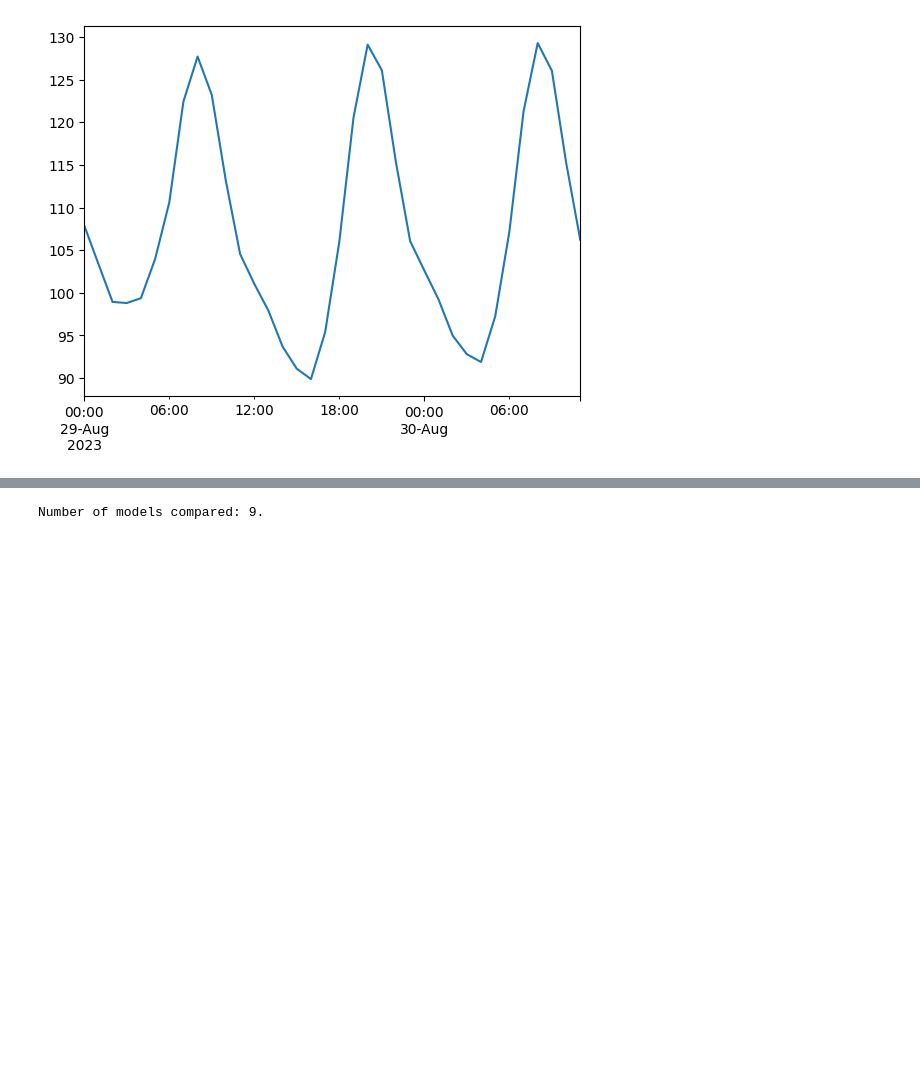
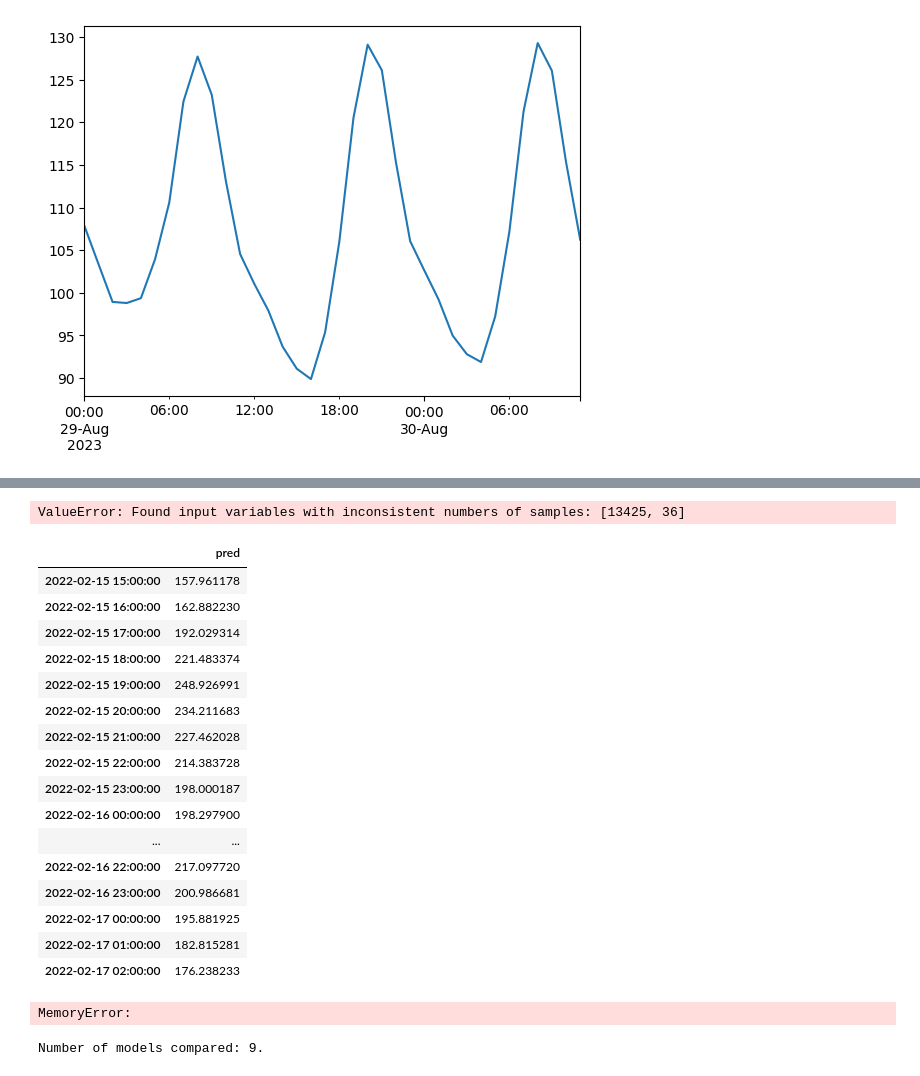
Before and after one commit to LauraGSanchz/PROYECTO_ML, a Jupyter notebook: ml_project/src/notebooks/serie_temporal.ipynb, the cells around one changed output, grey strips where cells are left out. Saved outputs shown, nothing was run; the diff lists cells and outputs as text; code cells hidden in the pictures; blank space fills up the shorter version.

```diff
--- a/ml_project/src/notebooks/serie_temporal.ipynb
+++ b/ml_project/src/notebooks/serie_temporal.ipynb
@@ -611,0 +649,8 @@ predictions.plot() #estas son del modelo simple
+# %%
+# Drop duplicate index labels
+df = df[~df.index.duplicated()]
+
+# Now, reindex with hourly frequency
+df = df.asfreq('h')
+df.rename(columns={0: 'values'}, inplace=True)
+df.fillna(0, inplace=True)
@@ -611,0 +659,2 @@ predictions.plot() #estas son del modelo simple
+# %%
+x_train, x_test = temporal_train_test_split(df, test_size=13425)
@@ -611,0 +667,24 @@ predictions.plot() #estas son del modelo simple
+# %%
+# Create and fit ForecasterSarimax with exogenous variables
+# ==============================================================================
+forecaster = ForecasterSarimax(
+                 regressor=Sarimax(
+                                order=(1, 1, 1),
+                                seasonal_order=(1, 2, 1, 12),
+                                maxiter=200
+                            )
+             )
+
+forecaster.fit(
+    y                 = x_train['Precios'],
+    exog              = x_train[['GHI', 'Festivo', 'Gas', 'PotenciaViento']],
+    suppress_warnings = True
+)
+
+# Predict with exog
+# ==============================================================================
+predictions = forecaster.predict(
+                  steps = 36,
+                  exog  = x_test[['GHI', 'Festivo', 'Gas', 'PotenciaViento']]
+              )
+predictions.head(3)
@@ -612,3 +696,39 @@ predictions.plot() #estas son del modelo simple
+# %%
+# ======================================================================================
+error_mse = mean_absolute_error(
+                y_true = x_test['Precios'],
+                y_pred = predictions
+            )
+
+print(f"Test error (mse): {error_mse}")
+# %% [output]
+ValueError: Found input variables with inconsistent numbers of samples: [13425, 36]
+# %%
+pd.DataFrame(predictions)
+# %% [output]
+|  | pred |
+| 2022-02-15 15:00:00 | 157.961178 |
+| 2022-02-15 16:00:00 | 162.882230 |
+| 2022-02-15 17:00:00 | 192.029314 |
+| 2022-02-15 18:00:00 | 221.483374 |
+| 2022-02-15 19:00:00 | 248.926991 |
+| 2022-02-15 20:00:00 | 234.211683 |
+| 2022-02-15 21:00:00 | 227.462028 |
+| 2022-02-15 22:00:00 | 214.383728 |
+| 2022-02-15 23:00:00 | 198.000187 |
+| 2022-02-16 00:00:00 | 198.297900 |
+| ... | ... |
+| 2022-02-16 22:00:00 | 217.097720 |
+| 2022-02-16 23:00:00 | 200.986681 |
+| 2022-02-17 00:00:00 | 195.881925 |
+| 2022-02-17 01:00:00 | 182.815281 |
+| 2022-02-17 02:00:00 | 176.238233 |
+# %%
+import pickle
+with open('exogen_model.pkl', 'wb') as f:
+    pickle.dump(forecaster, f)
+# %% [output]
+MemoryError:
 # %%
 # Grid search hyperparameter
 # ======================================================================================
```
Also changed, not shown: parts of 18 cells of this notebook, 15 other files.
